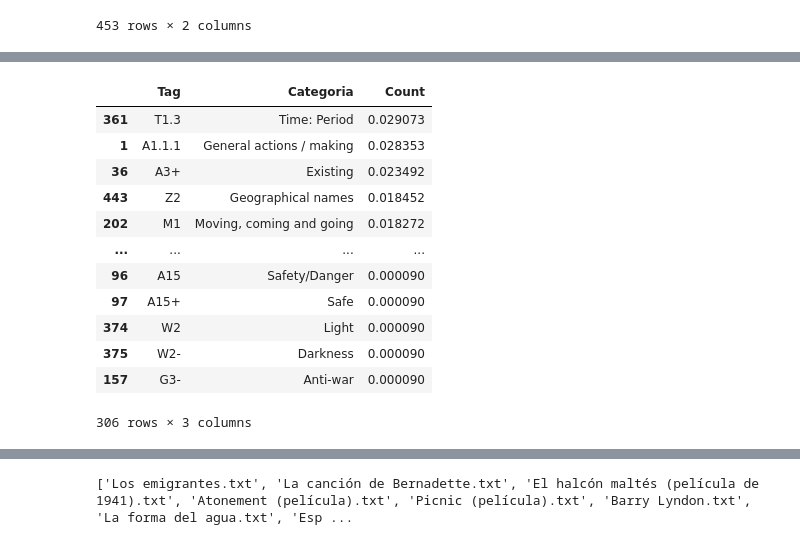
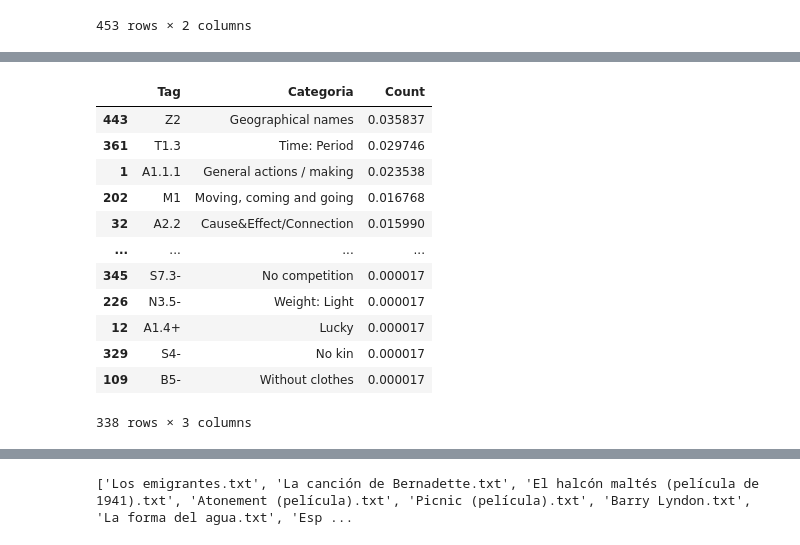
Before and after one commit to cecijunq/IC, a Jupyter notebook: pymusas_code.ipynb, the cells around one changed output, grey strips where cells are left out. Cells and saved outputs as stored; diff of their text form; code cells hidden in the pictures.

```diff
--- a/pymusas_code.ipynb
+++ b/pymusas_code.ipynb
@@ -53,15 +53,3 @@ def process_text(text):
 path = './data/plots_pt'
 text = ""
 list_files = os.listdir(path)
-# %%
-#list_files = ["E.T. O Extraterrestre.txt", "Star Wars: Episódio IV – Uma Nova Esperança.txt", "Black Panther (filme).txt"]
-results = []
-for file in list_files:
-    name = file.split(".txt")
-    # if name[0] in plots["TITLE_PT"].values:
-    if name[0] in plots["TITULO"].values:
-        article = open(path + "/" + file, 'r')
-        content = article.read()
-        result = process_text(content)
-        results.append(result)
-len(results)
@@ -205,17 +205,3 @@ def process_text(text):
         'USAS Tags': token._.pymusas_tags
         })
     return result
-# %%
-#list_files = ["E.T. the Extra-Terrestrial.txt", "Star Wars (film).txt", "Dune (2021 film).txt", "Black Panther (film).txt"]
-results = []
-for file in list_files:
-    name = file.split(".txt")
-    classif = movies_classification["MOVIE THAT ADDRESSES SOCIAL TOPICS"]
-    print(name[0].upper())
-    if name[0].upper() in plots["TITLE_EN"].str.upper().values and name[0] in classif:
-        print(name[0])
-        article = open(path + "/" + file, 'r')
-        content = article.read()
-        result = process_text(content)
-        results.append(result)
-len(results)
@@ -336,20 +322,21 @@ df
 # %%
-df_aux = df.drop([446, 452, 450])
+df_aux = df.drop([446, 452, 450, 24, 211, 35, 36, 235])
+# df_aux = df.drop([446, 246, 452, 36])
 df_aux
 # %% [output]
 |  | Tag | Categoria | Count |
-| 361 | T1.3 | Time: Period | 0.029073 |
-| 1 | A1.1.1 | General actions / making | 0.028353 |
-| 36 | A3+ | Existing | 0.023492 |
-| 443 | Z2 | Geographical names | 0.018452 |
-| 202 | M1 | Moving, coming and going | 0.018272 |
+| 443 | Z2 | Geographical names | 0.035837 |
+| 361 | T1.3 | Time: Period | 0.029746 |
+| 1 | A1.1.1 | General actions / making | 0.023538 |
+| 202 | M1 | Moving, coming and going | 0.016768 |
+| 32 | A2.2 | Cause&Effect/Connection | 0.015990 |
 | ... | ... | ... | ... |
-| 96 | A15 | Safety/Danger | 0.000090 |
-| 97 | A15+ | Safe | 0.000090 |
-| 374 | W2 | Light | 0.000090 |
-| 375 | W2- | Darkness | 0.000090 |
-| 157 | G3- | Anti-war | 0.000090 |
+| 345 | S7.3- | No competition | 0.000017 |
+| 226 | N3.5- | Weight: Light | 0.000017 |
+| 12 | A1.4+ | Lucky | 0.000017 |
+| 329 | S4- | No kin | 0.000017 |
+| 109 | B5- | Without clothes | 0.000017 |
-306 rows × 3 columns
+338 rows × 3 columns
 # %%
 df_plot = df_aux.iloc[:20]
 df_plot.plot(x=" Categoria", y=["Count"], kind='barh', figsize=(10,6))
```
Also changed, not shown: parts of 15 cells of this notebook, 37 other files.
